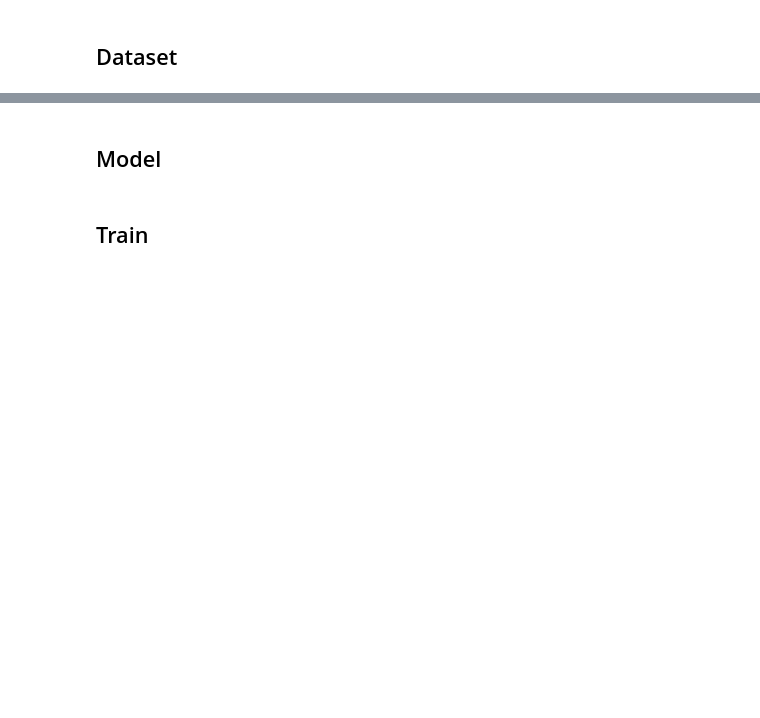
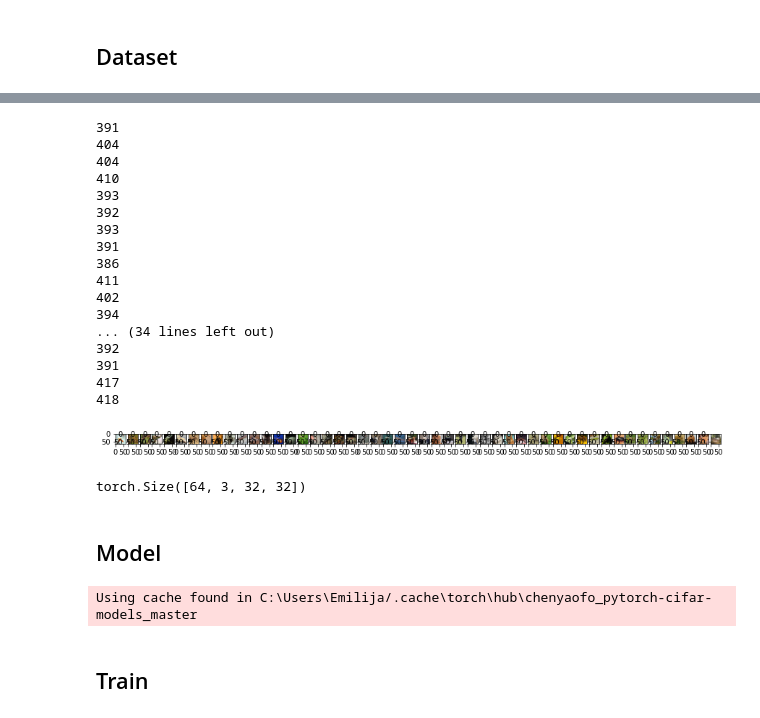
Before and after one commit to Emilija2000/Image_Matching_Siamese_Network, a Jupyter notebook: siamese.ipynb, the cells around one changed output, grey strips where cells are left out. Drawn from its saved outputs; the diff is of its cells as text; code cells hidden in the pictures; blank space fills up the shorter version.

```diff
--- a/siamese.ipynb
+++ b/siamese.ipynb
@@ -20,9 +20,13 @@ config = utils.load_config()
 datadir = os.path.join('data','tiny-imagenet-200-copy','train')#config['DATASET']['root']
 numclasses = config['DATASET']['numclasses']
 sameprob = config['DATASET']['sameprob']
+im_size = config['DATASET']['im_size']
+emb_size=config['MODEL']['embsize']
 
 seed = config['seed']
 np.random.seed(seed)
+
+device = config['TRAIN']['device']
 # %% [markdown]
 ## Dataset
 # %%
@@ -31,23 +39,53 @@ print(dataset)
 # %%
-train_split,val_split,test_split = dataSplits(dataset,0.7,0.2,0.1,)
+train_split,val_split,test_split = dataSplits(dataset,0.8,0.2,0)
 # %%
 train_transforms = transforms.Compose([
-    #transforms.Grayscale(),
+    transforms.Resize(im_size+4),
+    transforms.RandomCrop(im_size),
     transforms.RandomHorizontalFlip(),
+    transforms.RandomAffine(0.3),
     transforms.ToTensor(),
-    transforms.Normalize([0.485,0.456,0.406],[0.229,0.224,0.225]) #for pretrained resnet
-    ])
-test_transforms = train_transforms = transforms.Compose([
-    #transforms.Grayscale(),
+    #transforms.Normalize([0.4914, 0.4822, 0.4465], [0.2023, 0.1994, 0.2010])
+    transforms.Normalize([0.507, 0.4865, 0.4409], [0.2673, 0.2564, 0.2761])
+])
+test_transforms = transforms.Compose([
+    transforms.Resize(im_size),
+    transforms.CenterCrop(im_size),
     transforms.ToTensor(),
-    transforms.Normalize([0.485,0.456,0.406],[0.229,0.224,0.225])
-    ])
+    #transforms.Normalize([0.4914, 0.4822, 0.4465], [0.2023, 0.1994, 0.2010])
+    transforms.Normalize([0.507, 0.4865, 0.4409], [0.2673, 0.2564, 0.2761])
+])
 
 train_dataset = SiameseDataset(train_split,train_transforms,sameprob)
 val_dataset = SiameseDataset(val_split,test_transforms,0.5)
 test_dataset = SiameseDataset(test_split,test_transforms,0.5)
 
 datasets = {'train':train_dataset,'val':val_dataset,'test':test_dataset}
+# %%
+fig,ax=plt.subplots(1,numclasses,figsize=(15,3))
+for i in range(numclasses):
+    img,num=train_dataset.getImageFromClass(i)
+    print(num)
+    ax[i].imshow(img)
+# %% [output]
+391
+404
+404
+410
+393
+392
+393
+391
+386
+411
+402
+394
+... (34 lines left out)
+392
+391
+417
+418
+[figure, added]
 # %%
 #dataloaders
 dataloaders = {
@@ -61,12 +99,24 @@ dataloaders = {
                         num_workers=config['TRAIN']['numworkers'],
                         batch_size=config['TRAIN']['batchsize'])
 }
+# %%
+for i,data in enumerate(dataloaders['train']):
+    print(data[0].shape)
+    break
+# %% [output]
+torch.Size([64, 3, 32, 32])
 # %% [markdown]
 ## Model
 # %%
 if config['MODEL']['model'] == 'simple':
-    model = SimpleSiameseNetwork(config['MODEL']['distance'],pretrained=config['MODEL']['pretrained'])
+    model = SimpleSiameseNetwork(config['MODEL']['distance'],pretrained=config['MODEL']['pretrained'],embsize=emb_size)
 elif config['MODEL']['model'] =='resnet':
-    model = Resnet20Siamese(config['MODEL']['distance'])
+    model = Resnet20Siamese(config['MODEL']['distance'],pretrained=config['MODEL']['pretrained'],embsize=emb_size)
+elif config['MODEL']['model'] =='mobilenet':
+    model = MobileNetSiamese(config['MODEL']['distance'],pretrained=config['MODEL']['pretrained'],embsize=emb_size)
+elif config['MODEL']['model'] =='resnetbinary':
+    model = Resnet20Binary(pretrained=config['MODEL']['pretrained'],embsize=emb_size)
 else:
-    model = SimpleSiameseNetwork(config['MODEL']['distance'])
+    model = SimpleSiameseNetwork(config['MODEL']['distance'],embsize=emb_size)
+# %% [output]
+Using cache found in C:\Users\Emilija/.cache\torch\hub\chenyaofo_pytorch-cifar-models_master
```
Also changed, not shown: parts of 31 cells of this notebook, 6 other files.
